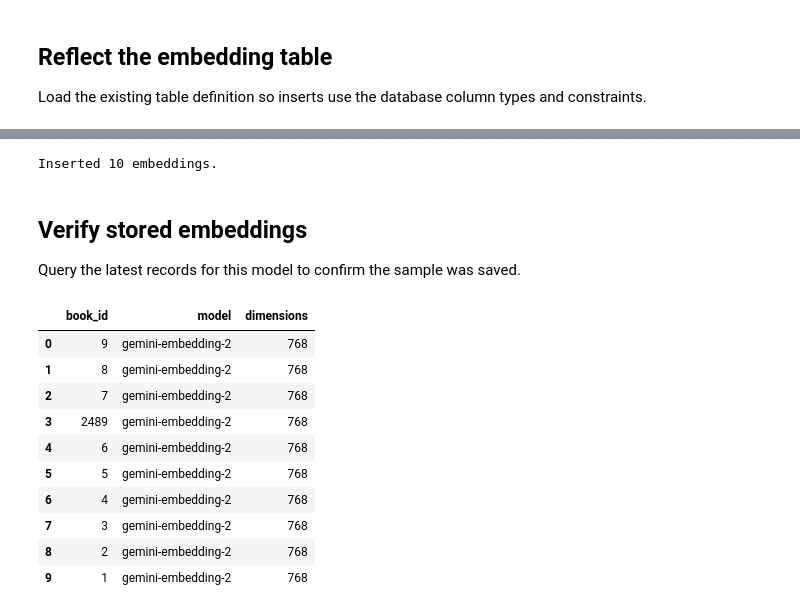
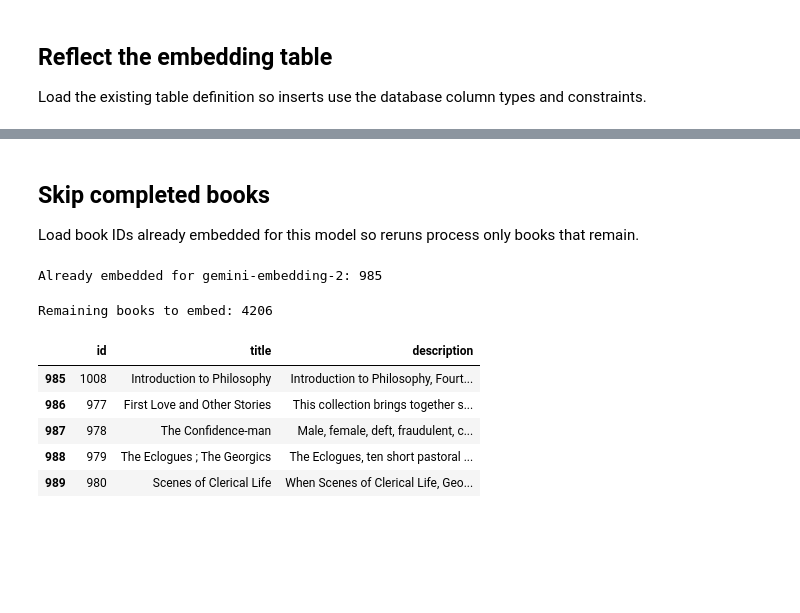
Before and after one commit to fatimaov/semantic-book-recommender, a Jupyter notebook: notebooks/gemini_book_embeddings_ingestion.ipynb, the cells around one changed output, grey strips where cells are left out. Drawn from its saved outputs; the diff is of its cells as text; code cells hidden in the pictures; blank space fills up the shorter version.

Commit message:
feat(embeddings): resume ingestion in rate-limited batches

```diff
--- a/notebooks/gemini_book_embeddings_ingestion.ipynb
+++ b/notebooks/gemini_book_embeddings_ingestion.ipynb
@@ -294,38 +261,36 @@ Insert the prepared records in a database transaction.
-# %%
-with engine.begin() as conn:
-    conn.execute(book_embeddings.insert(), records)
-
-print(f"Inserted {len(records)} embeddings.")
-# %% [output]
-Inserted 10 embeddings.
-# %% [markdown]
-## Verify stored embeddings
-
-Query the latest records for this model to confirm the sample was saved.
-# %%
-with engine.connect() as conn:
-    result = pd.read_sql(
-        text("""
-            SELECT book_id, model, dimensions
-            FROM book_embeddings
-            WHERE model = :model
-            ORDER BY id DESC
-            LIMIT 10
-        """),
-        conn,
-        params={"model": MODEL_NAME}
-    )
-
-result
-# %% [output]
-|  | book_id | model | dimensions |
-| 0 | 9 | gemini-embedding-2 | 768 |
-| 1 | 8 | gemini-embedding-2 | 768 |
-| 2 | 7 | gemini-embedding-2 | 768 |
-| 3 | 2489 | gemini-embedding-2 | 768 |
-| 4 | 6 | gemini-embedding-2 | 768 |
-| 5 | 5 | gemini-embedding-2 | 768 |
-| 6 | 4 | gemini-embedding-2 | 768 |
-| 7 | 3 | gemini-embedding-2 | 768 |
-| 8 | 2 | gemini-embedding-2 | 768 |
-| 9 | 1 | gemini-embedding-2 | 768 |
+# %% [markdown]
+## Skip completed books
+
+Load book IDs already embedded for this model so reruns process only books that remain.
+# %%
+with engine.connect() as conn:
+    df_existing_embeddings = pd.read_sql(
+        text("""
+            SELECT book_id
+            FROM book_embeddings
+            WHERE model = :model
+        """),
+        conn,
+        params={"model": MODEL_NAME}
+    )
+
+existing_book_ids = set(df_existing_embeddings["book_id"])
+
+print(f"Already embedded for {MODEL_NAME}: {len(existing_book_ids)}")
+# %% [output]
+Already embedded for gemini-embedding-2: 985
+# %%
+df_remaining = df_pending[
+    ~df_pending["id"].isin(existing_book_ids)
+].copy()
+
+print(f"Remaining books to embed: {len(df_remaining)}")
+df_remaining.head()
+# %% [output]
+Remaining books to embed: 4206
+|  | id | title | description |
+| 985 | 1008 | Introduction to Philosophy | Introduction to Philosophy, Fourt... |
+| 986 | 977 | First Love and Other Stories | This collection brings together s... |
+| 987 | 978 | The Confidence-man | Male, female, deft, fraudulent, c... |
+| 988 | 979 | The Eclogues ; The Georgics | The Eclogues, ten short pastoral ... |
+| 989 | 980 | Scenes of Clerical Life | When Scenes of Clerical Life, Geo... |
```
Also changed, not shown: parts of 12 cells of this notebook.
